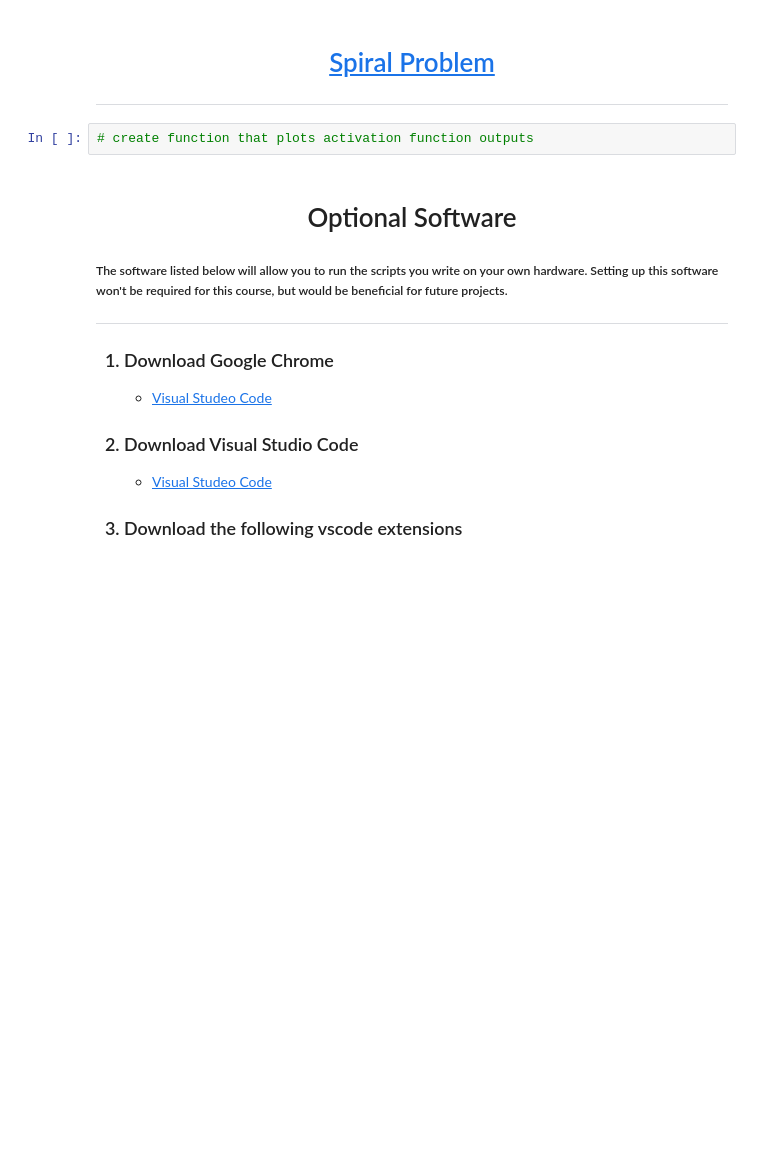
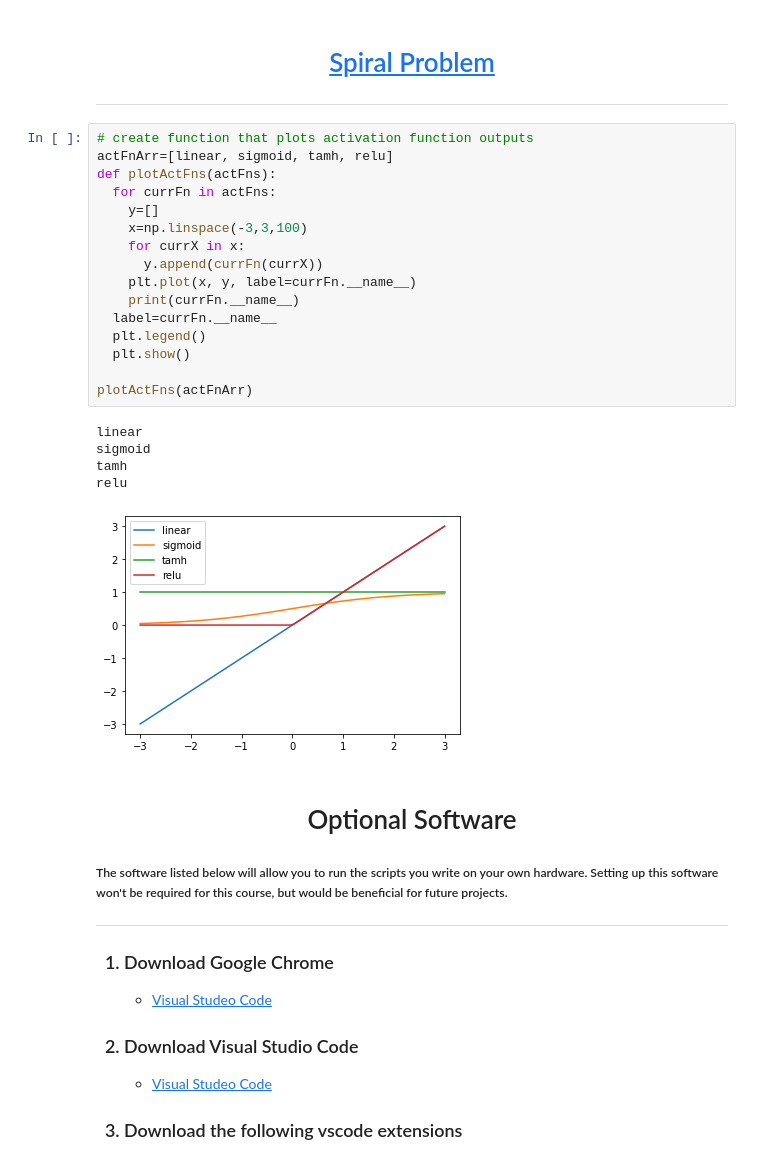
Before and after one commit to GhostlyTricks/ai-webdev, a Jupyter notebook: lessons/lesson-01/lesson-01.ghostlytricks.ipynb, the cells around one changed output. Saved outputs shown, nothing was run; the diff lists cells and outputs as text; blank space fills up the shorter version.

```diff
--- a/lessons/lesson-01/lesson-01.ghostlytricks.ipynb
+++ b/lessons/lesson-01/lesson-01.ghostlytricks.ipynb
@@ -172,8 +172,28 @@ plotFn(relu, bounds=[-5,5])
 # <center><a href='https://playground.tensorflow.org/#activation=tanh&batchSize=10&dataset=spiral&regDataset=reg-plane&learningRate=0.03&regularizationRate=0&noise=0&networkShape=8&seed=0.45370&showTestData=false&discretize=false&percTrainData=80&x=true&y=true&xTimesY=false&xSquared=false&ySquared=false&cosX=false&sinX=false&cosY=false&sinY=false&collectStats=false&problem=classification&initZero=false&hideText=false'>Spiral Problem</a></center>
 
 ---
-# %%
-# create function that plots activation function outputs
+# %%
+# create function that plots activation function outputs
+actFnArr=[linear, sigmoid, tamh, relu]
+def plotActFns(actFns):
+  for currFn in actFns:
+    y=[]
+    x=np.linspace(-3,3,100)
+    for currX in x:
+      y.append(currFn(currX))
+    plt.plot(x, y, label=currFn.__name__)
+    print(currFn.__name__)
+  label=currFn.__name__
+  plt.legend()
+  plt.show()
+
+plotActFns(actFnArr)
+# %% [output]
+linear
+sigmoid
+tamh
+relu
+[figure, added]
 # %% [markdown]
 <h1 align='center'>Optional Software</h1>
 
```
Also changed, not shown: parts of 1 cell of this notebook.
